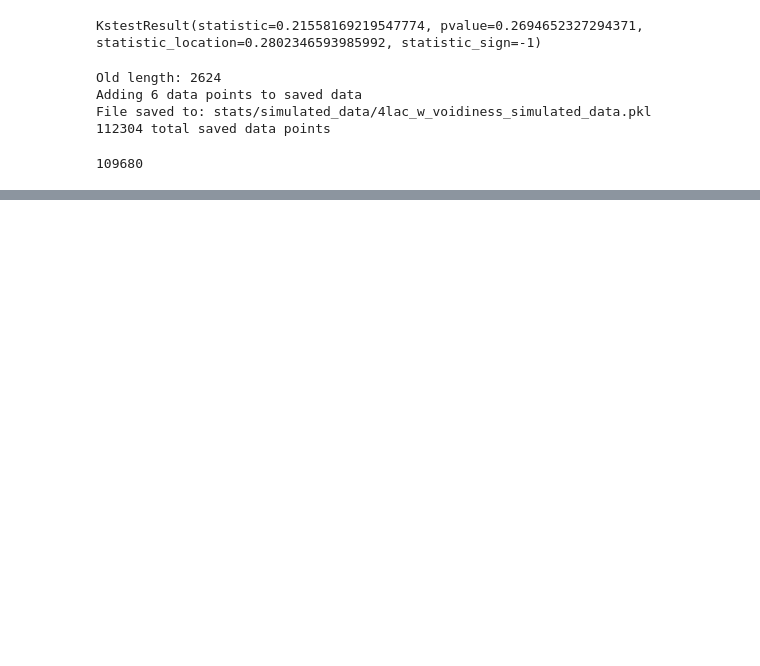
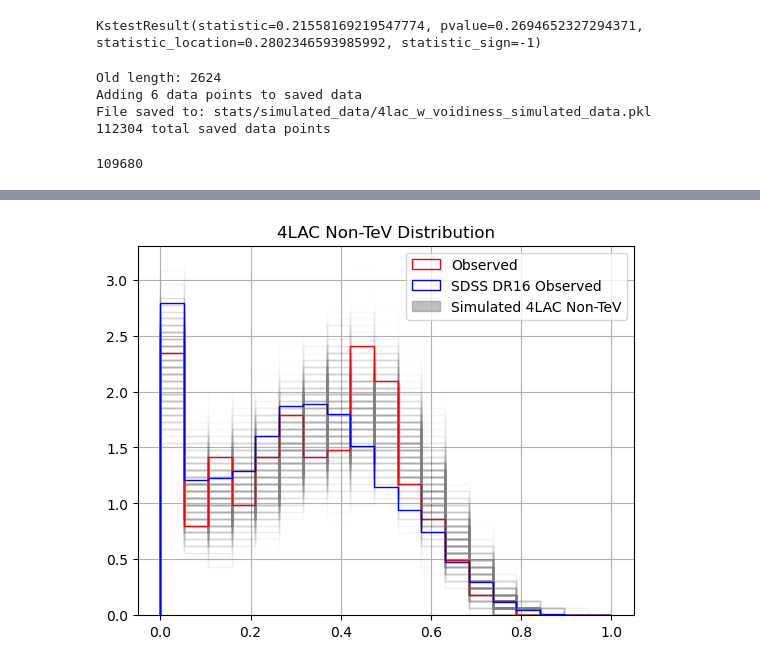
Before and after one commit to Cranberry-Juice/GRS-V, a Jupyter notebook: stat_test.ipynb, the cells around one changed output, grey strips where cells are left out. Cells and saved outputs as stored; diff of their text form; code cells hidden in the pictures; blank space fills up the shorter version.

```diff
--- a/stat_test.ipynb
+++ b/stat_test.ipynb
@@ -321,0 +292,30 @@ File saved to: stats/simulated_data/4lac_w_voidiness_simulated_data.pkl
+# %%
+binning = np.linspace(0,1,20)
+cuml_flag = False
+nonTev_bin_heights = ret_sim_bin_heights(mc_nontev, len(four_lac[np.isnan(four_lac.TeVflag)]), binning, cuml_flag)
+plt.hist([four_lac.Voidiness[np.isnan(four_lac.TeVflag)]],
+                            bins = binning,
+                            density=True,
+                            stacked = False,
+                            histtype='step', label="Observed",
+                            cumulative=cuml_flag, color='red')
+plt.hist([sdss_dr16.Voidiness],
+                            bins = binning,
+                            density=True,
+                            stacked = False,
+                            histtype='step', label="SDSS DR16 Observed",
+                            cumulative=cuml_flag, color='blue')
+
+# Add the greay patches to the legend
+grey_patch = mpatches.Patch(color='grey', alpha = 0.5, label='Simulated 4LAC Non-TeV')
+handles, labels = plt.gca().get_legend_handles_labels()
+handles.append(grey_patch)
+labels.append('Simulated 4LAC Non-TeV')
+
+plt.legend(handles=handles, labels=labels)
+
+plt.title('4LAC Non-TeV Distribution')
+
+plt.grid()
+# %% [output]
+[figure, added]
```
Also changed, not shown: parts of 20 cells of this notebook.
